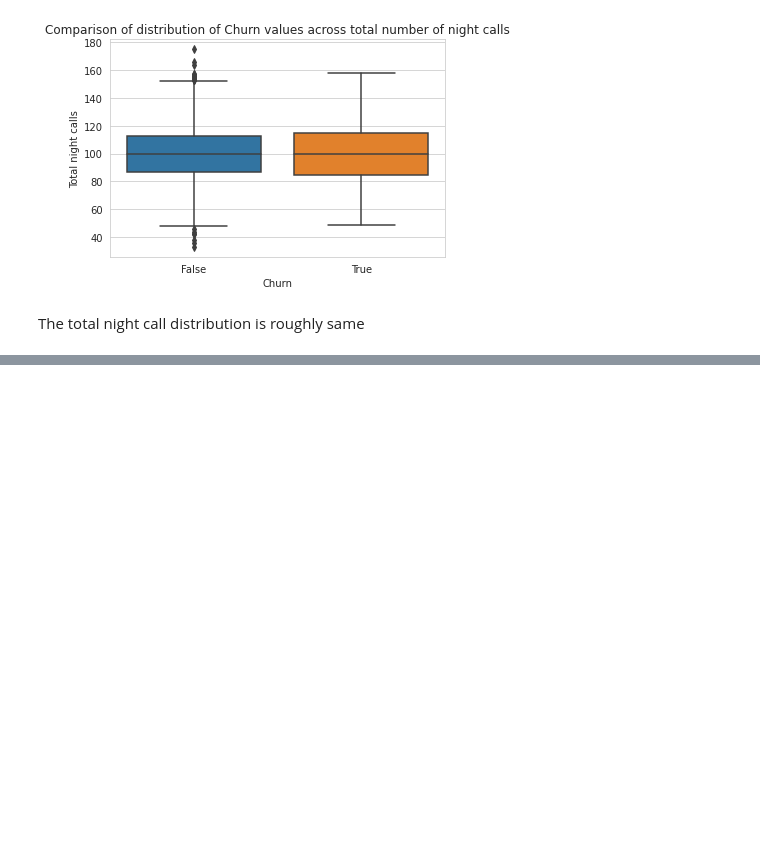
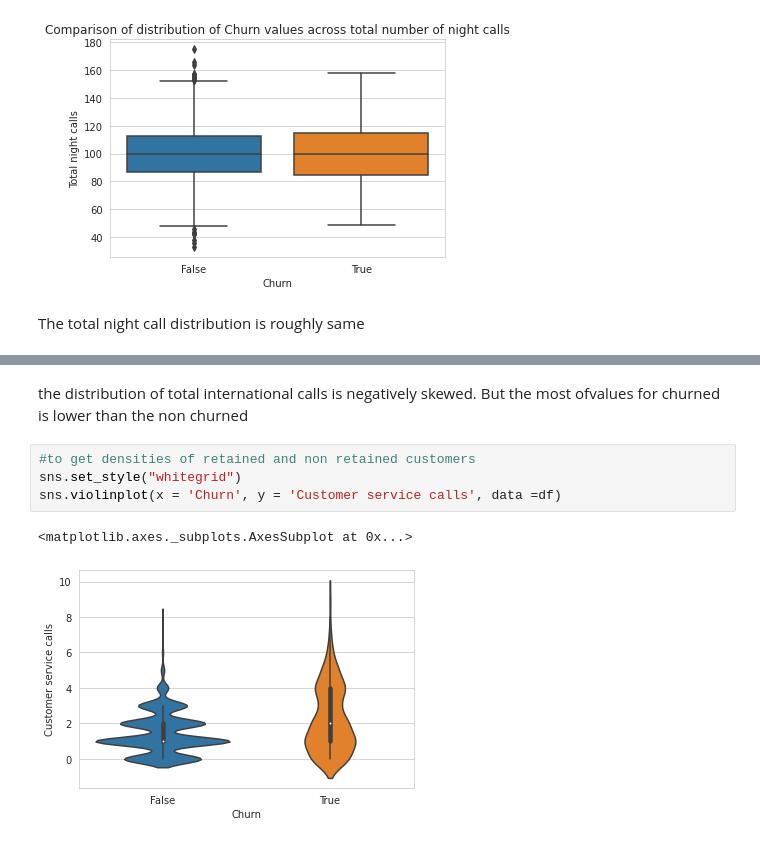
Before and after one commit to kavyas1989/telecom-churn-analysis, a Jupyter notebook: Telecom_Churn_Analysis_Capstone_Project.ipynb, the cells around one changed output, grey strips where cells are left out. Drawn from its saved outputs; the diff is of its cells as text; blank space fills up the shorter version.

```diff
--- a/Telecom_Churn_Analysis_Capstone_Project.ipynb
+++ b/Telecom_Churn_Analysis_Capstone_Project.ipynb
@@ -503,0 +518,9 @@ The total night call distribution is roughly same
+# %% [markdown]
+the distribution of total international calls is negatively skewed. But the most ofvalues for churned is lower than the non churned
+# %%
+#to get densities of retained and non retained customers
+sns.set_style("whitegrid")
+sns.violinplot(x = 'Churn', y = 'Customer service calls', data =df)
+# %% [output]
+<matplotlib.axes._subplots.AxesSubplot at 0x...>
+[figure, added]
```
Also changed, not shown: parts of 16 cells of this notebook.
